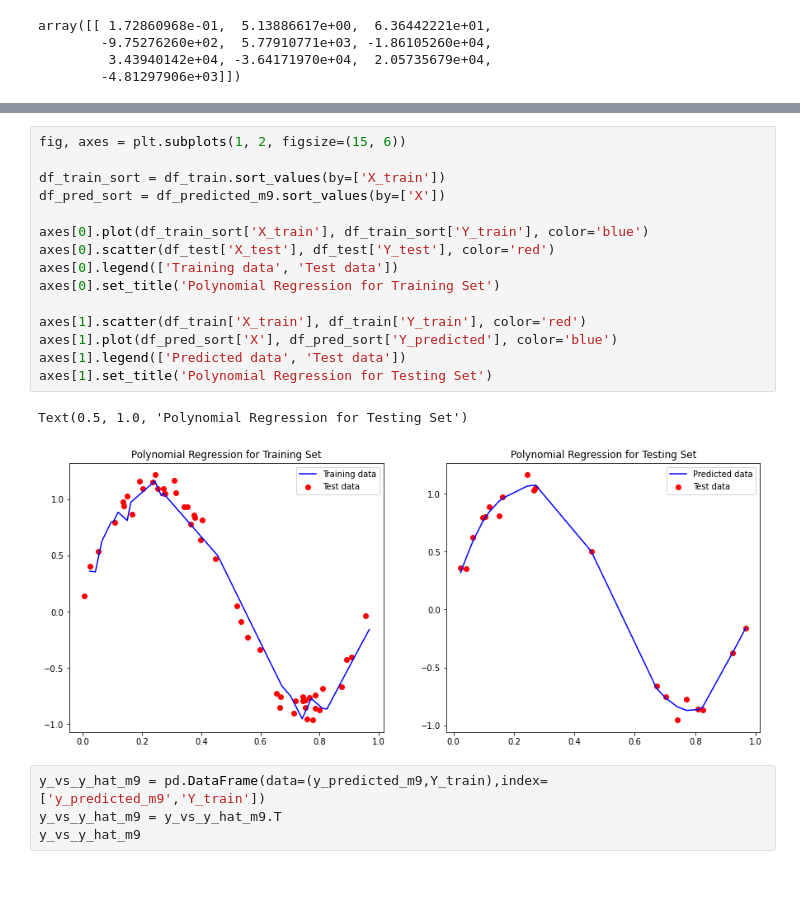
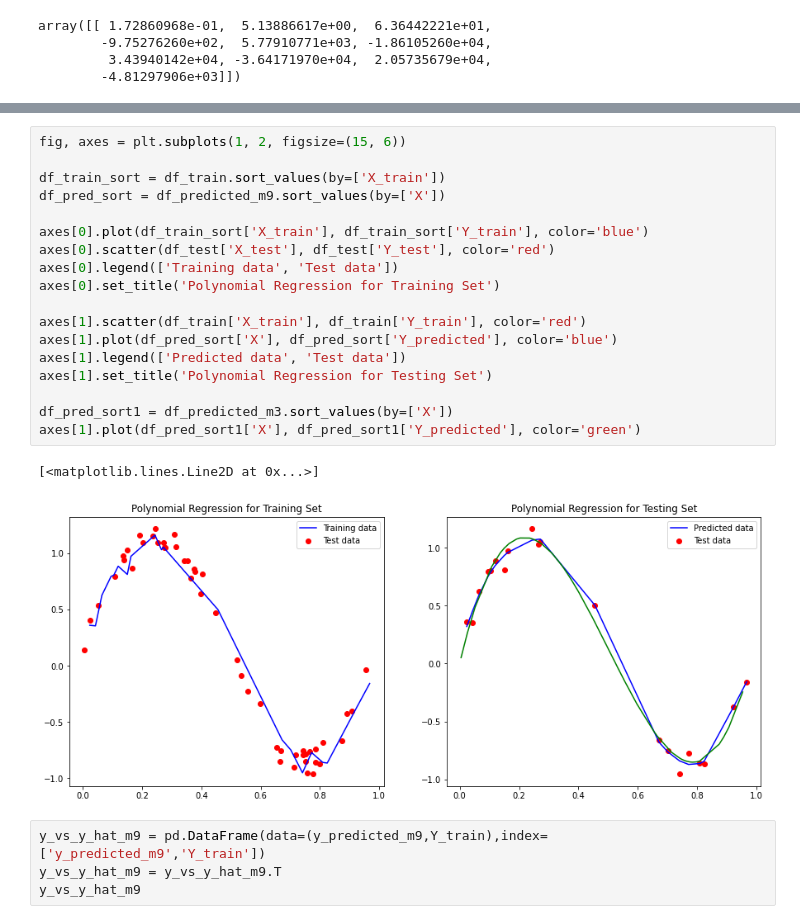
Before and after one commit to Rohanjos97/machine-learning-assignments, a Jupyter notebook: Assignment2.ipynb, the cells around one changed output, grey strips where cells are left out. Saved outputs shown, nothing was run; the diff lists cells and outputs as text; blank space fills up the shorter version.

```diff
--- a/Assignment2.ipynb
+++ b/Assignment2.ipynb
@@ -599,21 +523,24 @@ df_predicted_m9
 # %%
 fig, axes = plt.subplots(1, 2, figsize=(15, 6))
 
 df_train_sort = df_train.sort_values(by=['X_train'])
 df_pred_sort = df_predicted_m9.sort_values(by=['X'])
 
 axes[0].plot(df_train_sort['X_train'], df_train_sort['Y_train'], color='blue')
 axes[0].scatter(df_test['X_test'], df_test['Y_test'], color='red')
 axes[0].legend(['Training data', 'Test data'])
 axes[0].set_title('Polynomial Regression for Training Set')
 
 axes[1].scatter(df_train['X_train'], df_train['Y_train'], color='red')
 axes[1].plot(df_pred_sort['X'], df_pred_sort['Y_predicted'], color='blue')
 axes[1].legend(['Predicted data', 'Test data'])
 axes[1].set_title('Polynomial Regression for Testing Set')
+
+df_pred_sort1 = df_predicted_m3.sort_values(by=['X'])
+axes[1].plot(df_pred_sort1['X'], df_pred_sort1['Y_predicted'], color='green')
 # %% [output]
-Text(0.5, 1.0, 'Polynomial Regression for Testing Set')
+[<matplotlib.lines.Line2D at 0x...>]
-[figure, old version]
+[figure, new version]
 # %%
 y_vs_y_hat_m9 = pd.DataFrame(data=(y_predicted_m9,Y_train),index=['y_predicted_m9','Y_train'])
 y_vs_y_hat_m9 = y_vs_y_hat_m9.T
```
Also changed, not shown: parts of 5 cells of this notebook.
